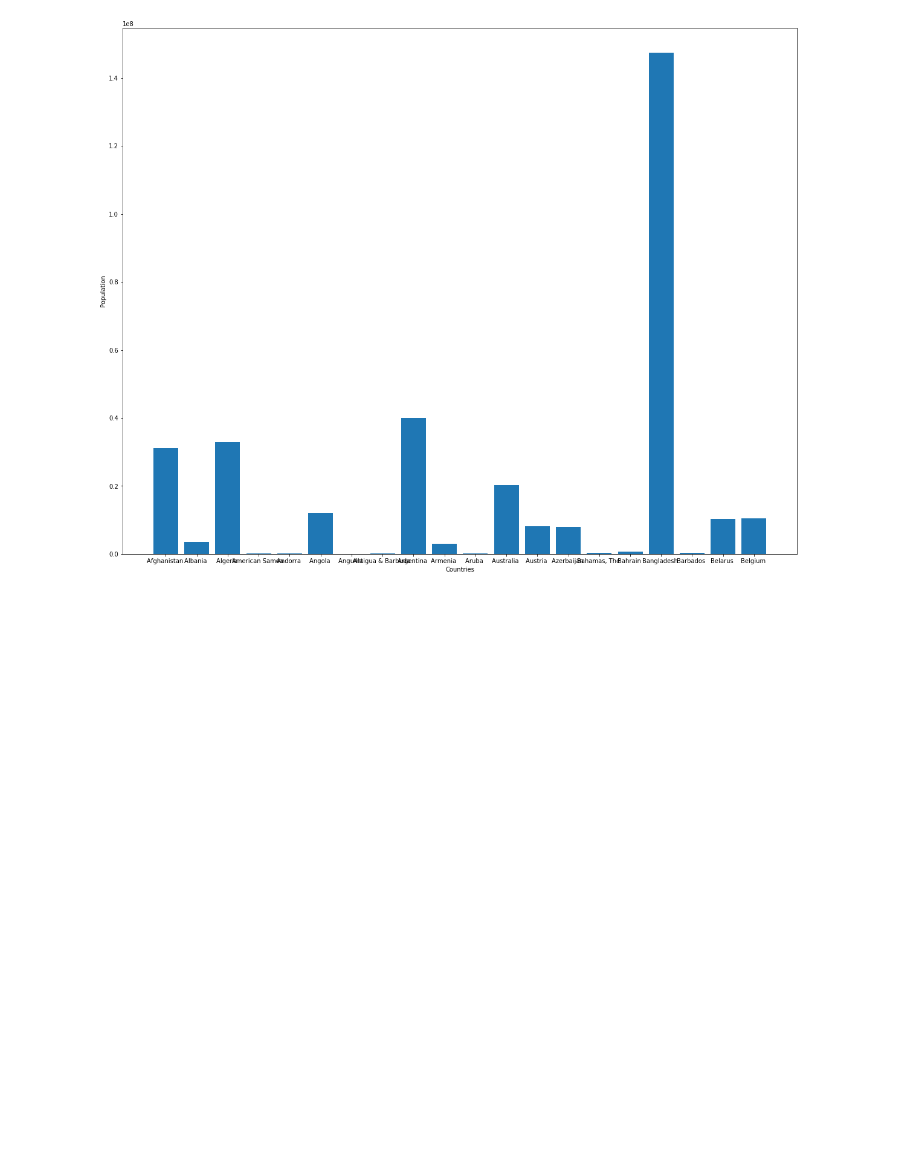
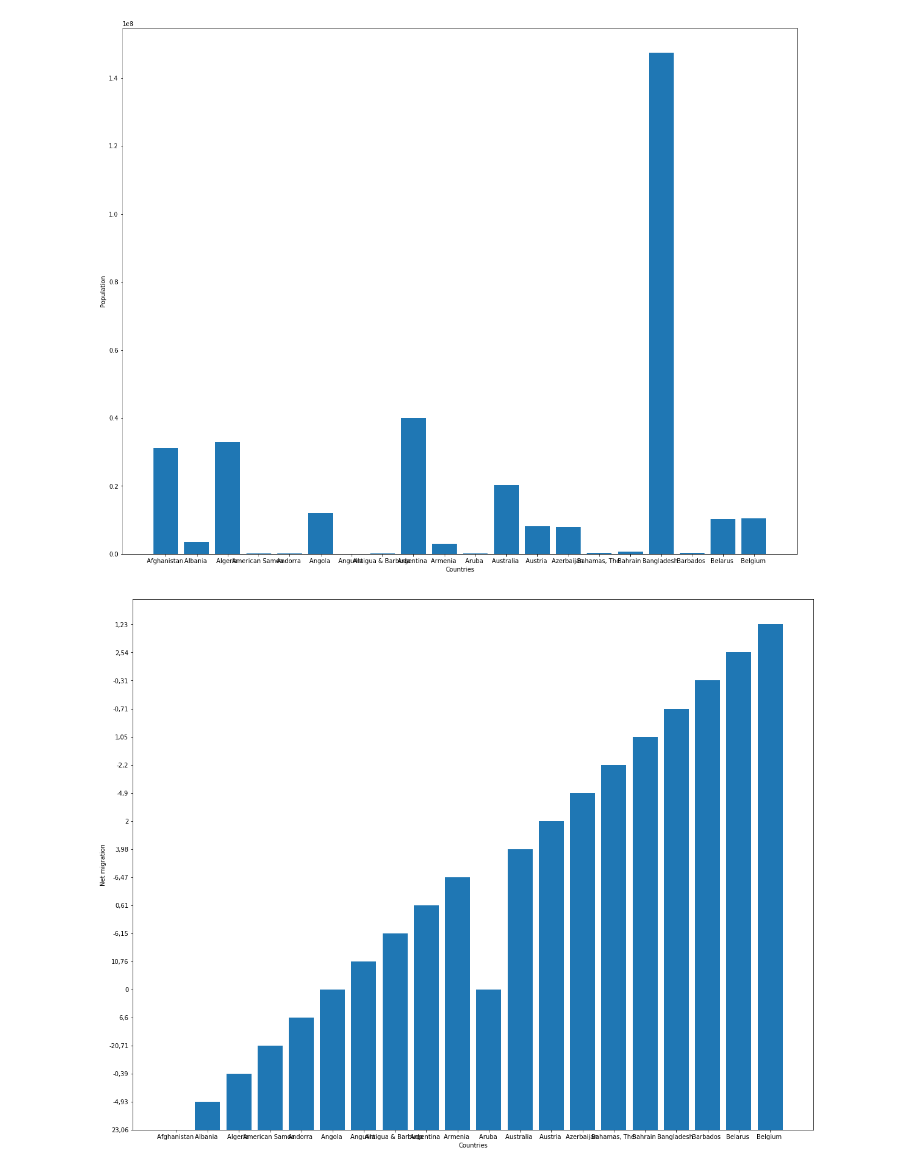
Before and after one commit to ArslanAliAwan/CountriesoftheWorld, a Jupyter notebook: countriesfile.ipynb, the cells around one changed output. Saved outputs shown, nothing was run; the diff lists cells and outputs as text; code cells hidden in the pictures; blank space fills up the shorter version.

```diff
--- a/countriesfile.ipynb
+++ b/countriesfile.ipynb
@@ -175,3 +175,13 @@ plt.ylabel('Population')
 plt.show()
 # %% [output]
 [figure]
+# %%
+rows = 20
+data = pd.read_csv('/Users/arslanaliawan/Desktop/scripts/countries-of-the-world/countries-of-the-world.csv',nrows =rows)
+plt.figure(figsize=(20,16))
+plt.bar(data['Country'],data['Net migration'])
+plt.xlabel('Countries')
+plt.ylabel('Net migration')
+plt.show()
+# %% [output]
+[figure, added]
```
Also changed, not shown: parts of 7 cells of this notebook.
